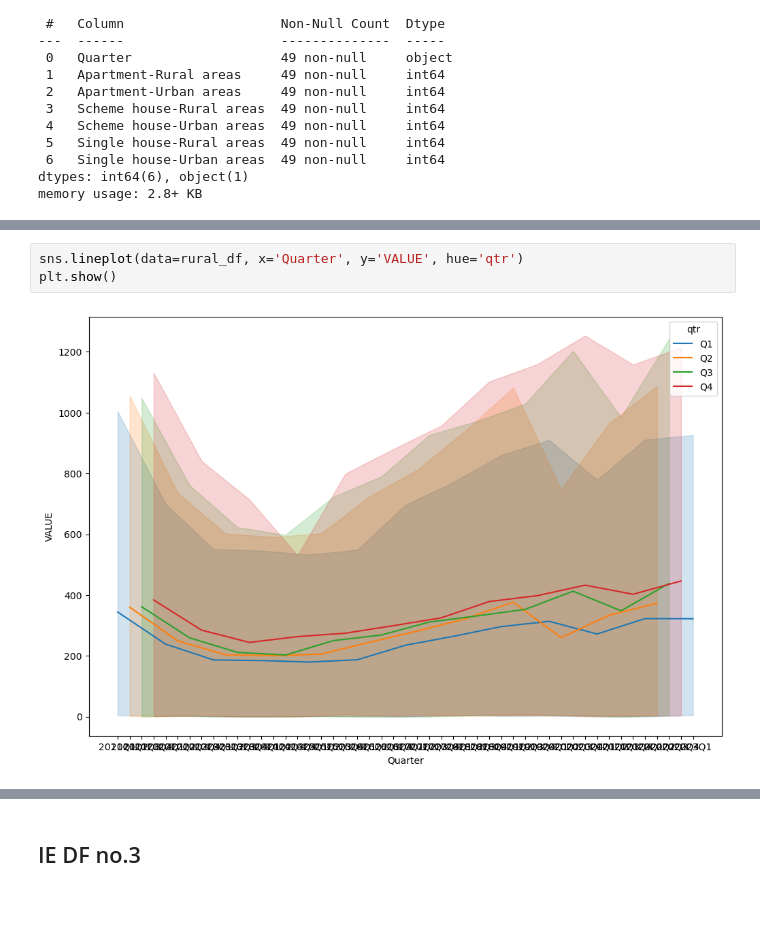
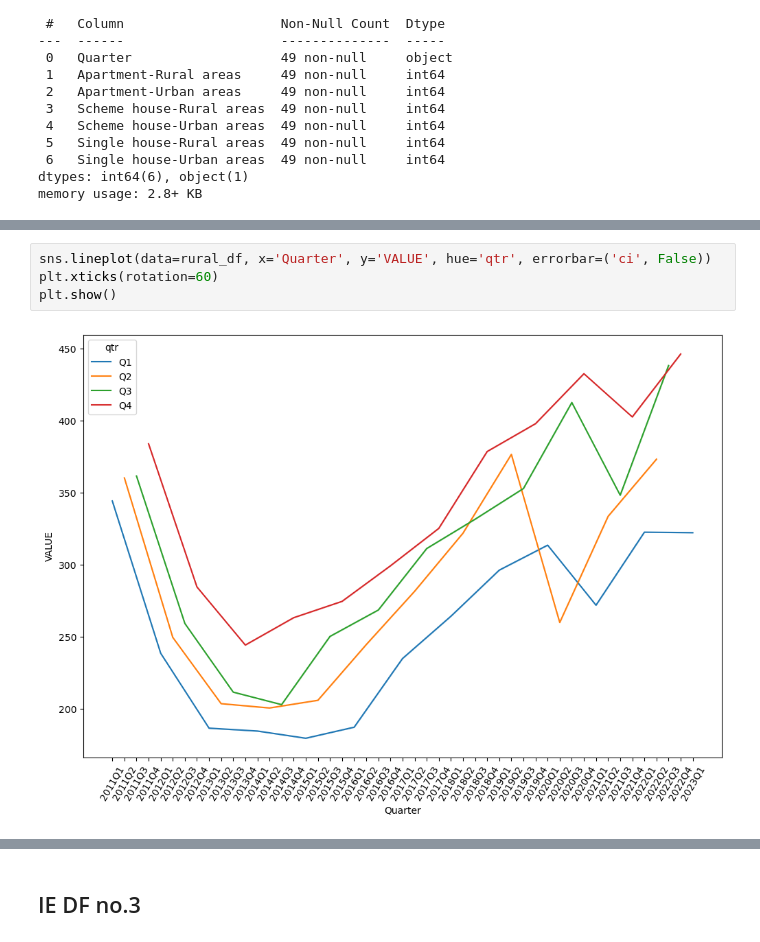
Before and after one commit to lcroash/MSC_SEM1_CA2, a Jupyter notebook: CA2.ipynb, the cells around one changed output, grey strips where cells are left out. Saved outputs shown, nothing was run; the diff lists cells and outputs as text; blank space fills up the shorter version.

```diff
--- a/CA2.ipynb
+++ b/CA2.ipynb
@@ -465,5 +570,6 @@ plt.show()
 # %%
-sns.lineplot(data=rural_df, x='Quarter', y='VALUE', hue='qtr')
+sns.lineplot(data=rural_df, x='Quarter', y='VALUE', hue='qtr', errorbar=('ci', False))
+plt.xticks(rotation=60)
 plt.show()
 # %% [output]
-[figure, old version]
+[figure, new version]
```
Also changed, not shown: parts of 170 cells of this notebook.
